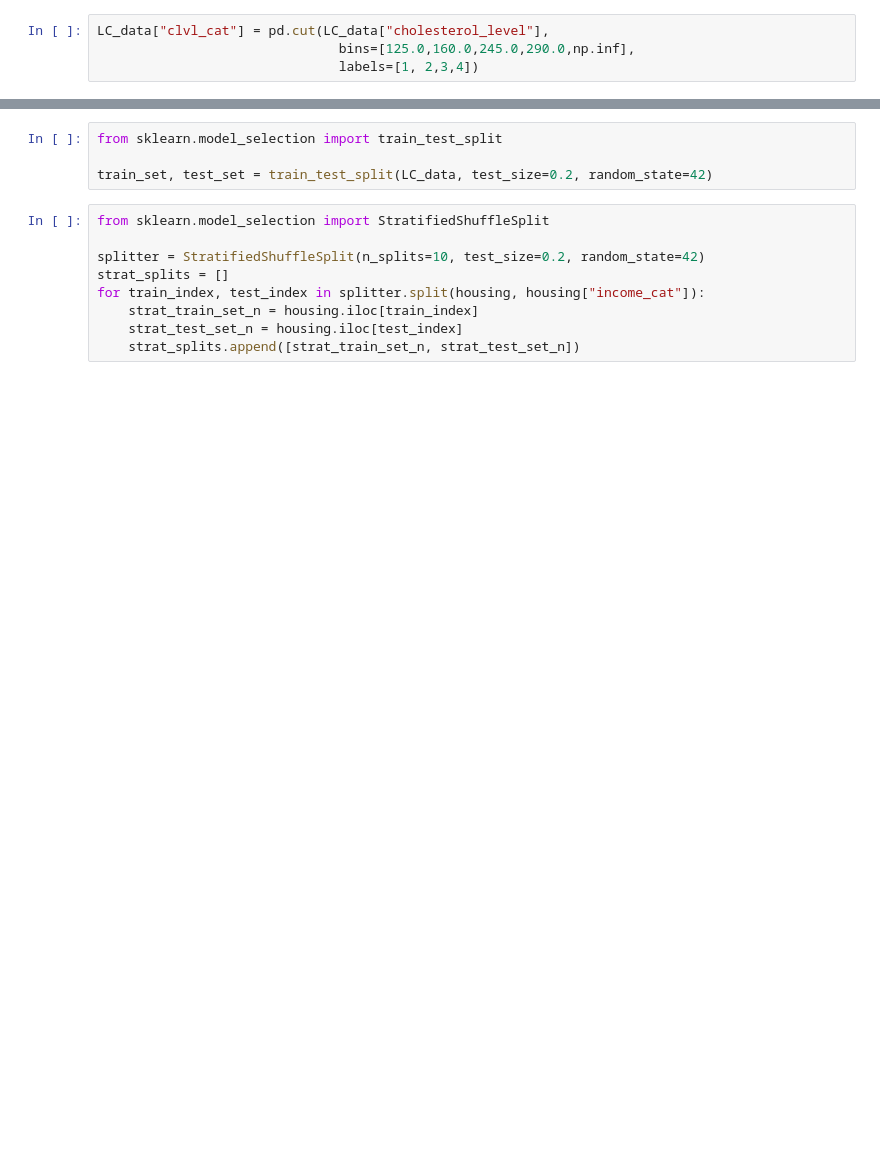
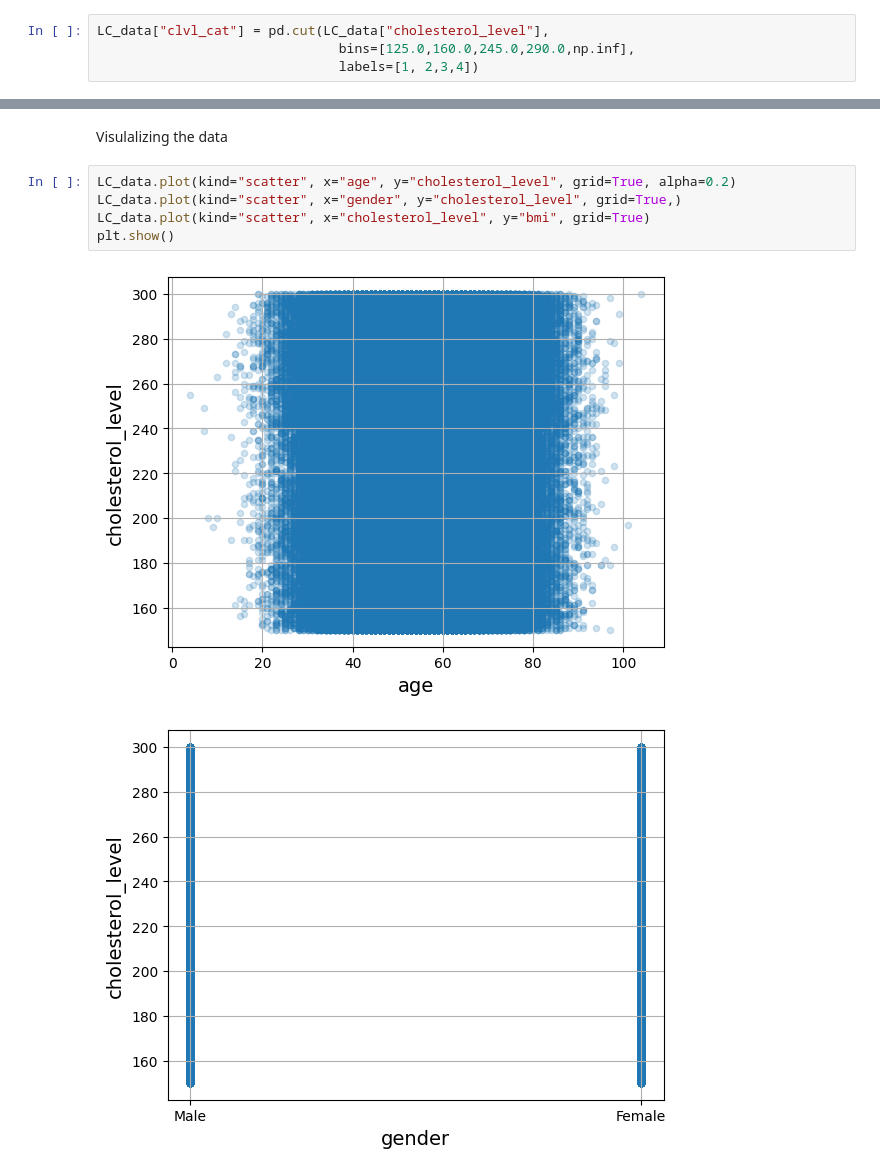
Before and after one commit to hmahaseth17/ML_LungCancer, a Jupyter notebook: Lung_Cancer_ML.ipynb, the cells around one changed output, grey strips where cells are left out. Saved outputs shown, nothing was run; the diff lists cells and outputs as text; blank space fills up the shorter version.

```diff
--- a/Lung_Cancer_ML.ipynb
+++ b/Lung_Cancer_ML.ipynb
@@ -86,13 +78,10 @@ plt.show()
-# %%
-from sklearn.model_selection import train_test_split
-
-train_set, test_set = train_test_split(LC_data, test_size=0.2, random_state=42)
-# %%
-from sklearn.model_selection import StratifiedShuffleSplit
-
-splitter = StratifiedShuffleSplit(n_splits=10, test_size=0.2, random_state=42)
-strat_splits = []
-for train_index, test_index in splitter.split(housing, housing["income_cat"]):
-    strat_train_set_n = housing.iloc[train_index]
-    strat_test_set_n = housing.iloc[test_index]
-    strat_splits.append([strat_train_set_n, strat_test_set_n])
+# %% [markdown]
+Visulalizing the data
+# %%
+LC_data.plot(kind="scatter", x="age", y="cholesterol_level", grid=True, alpha=0.2)
+LC_data.plot(kind="scatter", x="gender", y="cholesterol_level", grid=True,)
+LC_data.plot(kind="scatter", x="cholesterol_level", y="bmi", grid=True)
+plt.show()
+# %% [output]
+[figure, added]
+[figure, added]
```
Also changed, not shown: parts of 6 cells of this notebook.
